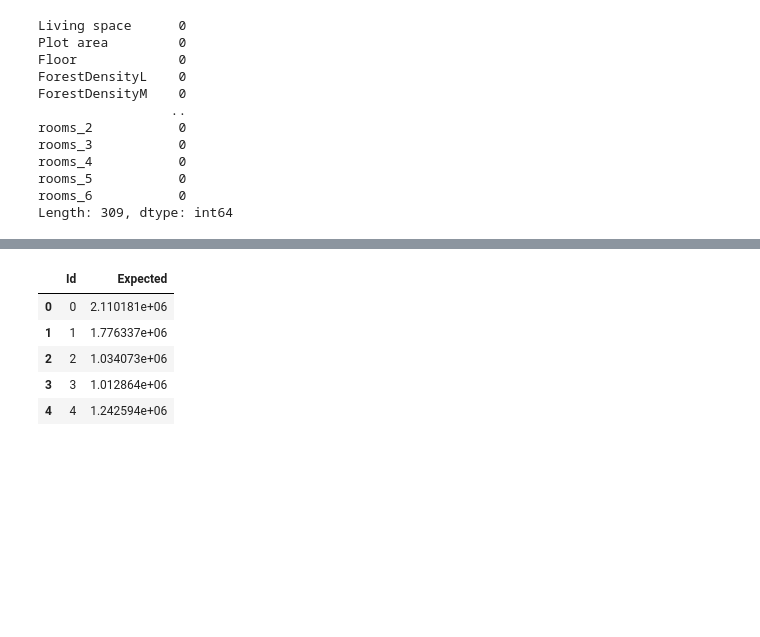
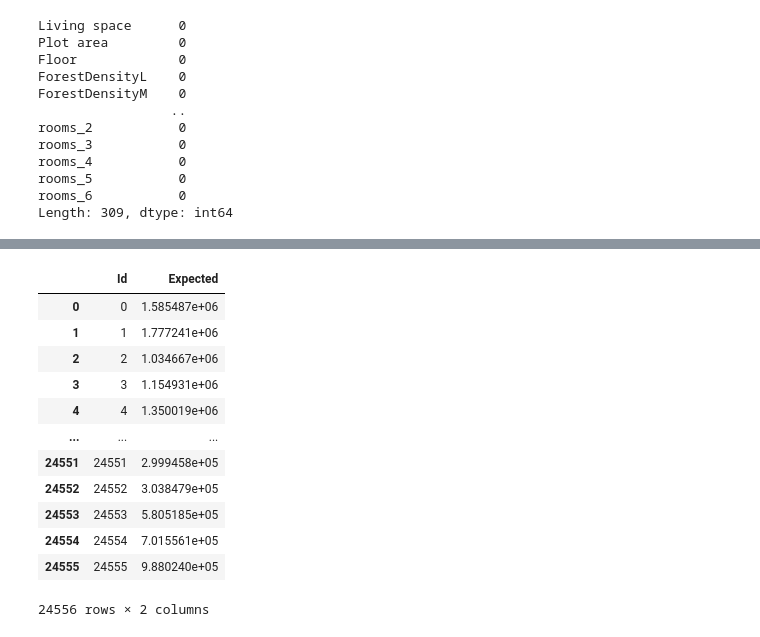
Before and after one commit to marvinvr/fhnw-cml1, a Jupyter notebook: 03_1_find_best_model.ipynb, the cells around one changed output, grey strips where cells are left out. Drawn from its saved outputs; the diff is of its cells as text; code cells hidden in the pictures; blank space fills up the shorter version.

Commit message:
New Kaggle data

```diff
--- a/03_1_find_best_model.ipynb
+++ b/03_1_find_best_model.ipynb
@@ -131,13 +141,21 @@ Length: 309, dtype: int64
 # %%
+right_ids = load(Path('data/kaggle/03_right_ids.pkl'))
 predictions = pd.DataFrame({
     'Id': list(validation_df.index),
     'Expected': best_model.predict(validation_df)
 })
-predictions.head()
+predictions
 # %% [output]
 |  | Id | Expected |
-| 0 | 0 | 2.110181e+06 |
-| 1 | 1 | 1.776337e+06 |
-| 2 | 2 | 1.034073e+06 |
-| 3 | 3 | 1.012864e+06 |
-| 4 | 4 | 1.242594e+06 |
+| 0 | 0 | 1.585487e+06 |
+| 1 | 1 | 1.777241e+06 |
+| 2 | 2 | 1.034667e+06 |
+| 3 | 3 | 1.154931e+06 |
+| 4 | 4 | 1.350019e+06 |
+| ... | ... | ... |
+| 24551 | 24551 | 2.999458e+05 |
+| 24552 | 24552 | 3.038479e+05 |
+| 24553 | 24553 | 5.805185e+05 |
+| 24554 | 24554 | 7.015561e+05 |
+| 24555 | 24555 | 9.880240e+05 |
+24556 rows × 2 columns
```
Also changed, not shown: parts of 8 cells of this notebook, 8 other files.
